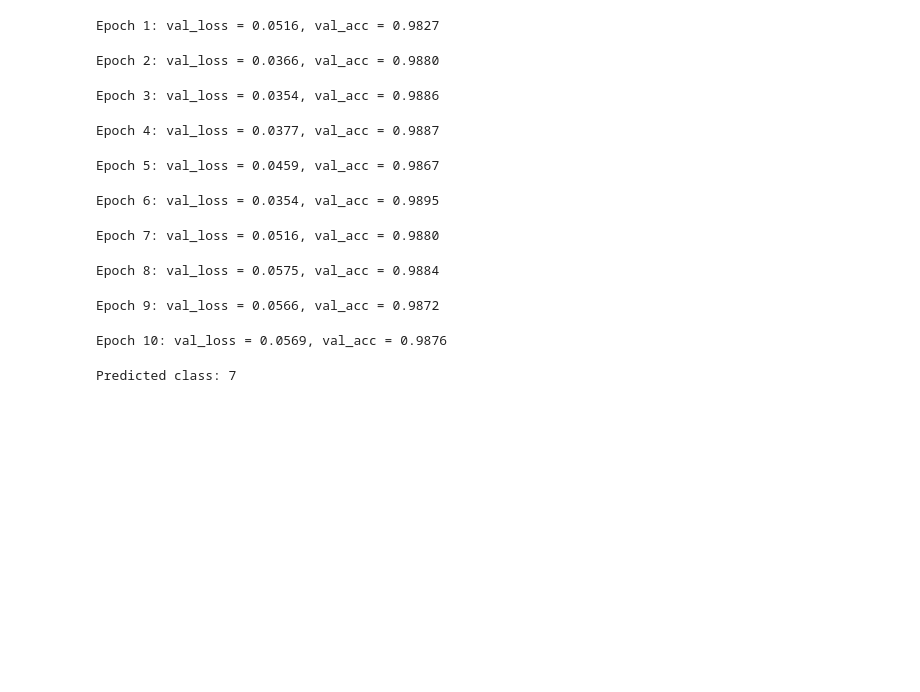
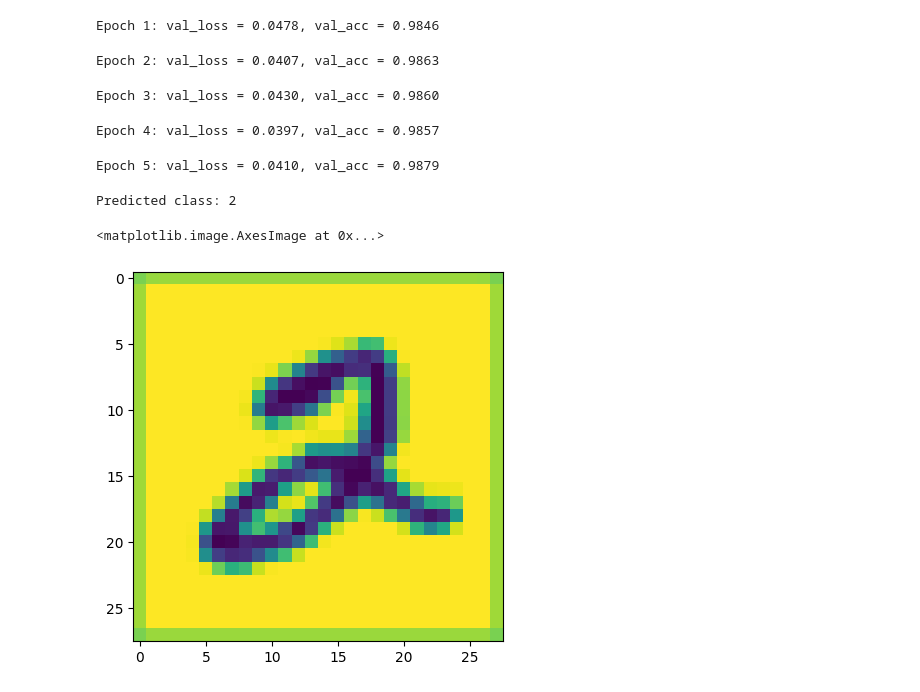
Before and after one commit to AghoraGuru/AI-ML-Playground, a Jupyter notebook: PyTorch/MNIST/CustomLayers.ipynb, the cells around one changed output. Drawn from its saved outputs; the diff is of its cells as text; code cells hidden in the pictures; blank space fills up the shorter version.

Commit message:
failed linear thingy

```diff
--- a/PyTorch/MNIST/CustomLayers.ipynb
+++ b/PyTorch/MNIST/CustomLayers.ipynb
@@ -90,9 +104,32 @@ class MyConv2d(nn.Module):
         self.dilation = dilation
         self.groups = groups
         self.bias = bias
-        self.weight = nn.Parameter(torch.Tensor(out_channels, in_channels // groups, *kernel_size))
+        self.weight = nn.Parameter(torch.Tensor(out_channels, in_channels // groups, *kernel_size)) # one might want to cache some temporary state, like last hidden state of the RNN, in the model.
+                                                                                                    # If there was no such class as Parameter, these temporaries would get registered too.
         if bias:
             self.bias = nn.Parameter(torch.Tensor(out_channels))
+        self.reset_parameters()
+
+    def reset_parameters(self):
+        #The Kaiming initialization method initializes the weights of a layer such that the variance of the outputs of that layer is equal to the variance of its inputs,
+        # which helps to ensure that the gradients of the weights do not vanish or explode during training.
+        nn.init.kaiming_uniform_(self.weight, a=math.sqrt(5))
+        if self.bias is not None: # if there is some bias
+            fan_in, _ = nn.init._calculate_fan_in_and_fan_out(self.weight)
+            bound = 1 / math.sqrt(fan_in)
+            nn.init.uniform_(self.bias, -bound, bound)
+
+    def forward(self, input):
+        return F.conv2d(input, self.weight, self.bias, self.stride, self.padding, self.dilation, self.groups)
+
+class MyLinear(nn.Module):
+    def __init__(self, in_features, out_features, bias=True):
+        super().__init__()
+        self.in_features = in_features
+        self.out_features = out_features
+        self.weight = nn.Parameter(torch.Tensor(out_features, in_features))
+        if bias:
+            self.bias = nn.Parameter(torch.Tensor(out_features))
         self.reset_parameters()
 
     def reset_parameters(self):
@@ -103,7 +140,7 @@ class MyConv2d(nn.Module):
             nn.init.uniform_(self.bias, -bound, bound)
 
     def forward(self, input):
-        return F.conv2d(input, self.weight, self.bias, self.stride, self.padding, self.dilation, self.groups)
+        return F.linear(input, self.weight, self.bias) #when tried to use input + self.bias @ self.weight , val _acc is too low .. so it is a failure
 # %%
 class ImageClassification(nn.Module):
     def __init__(self):
@@ -116,7 +153,7 @@ class ImageClassification(nn.Module):
             MyConv2d(64, 64, (3, 3)),
             MyReLU(),
             nn.Flatten(),
-            nn.Linear(64*(28-6)*(28-6), 10))
+            MyLinear(64*(28-6)*(28-6), 10))
 
     def forward(self, x):
         return self.model(x)
@@ -172,7 +209,7 @@ if __name__ == '__main__':
     train = MNIST(root='data', train=True, transform=ToTensor(), download=True)
     val_loader = DataLoader(MNIST(root='data', train=False, transform=ToTensor()), batch_size=64)
     # Loop over the number of epochs
-    for epoch in range(10):
+    for epoch in range(5):
         # Loop over the training data
         for inputs, labels in tqdm(train_loader):
             # Move the input and label tensors to the GPU
@@ -197,38 +234,40 @@ if __name__ == '__main__':
         # Print the epoch number, validation loss, and validation accuracy
         print(f'Epoch {epoch+1}: val_loss = {val_loss:.4f}, val_acc = {val_acc:.4f}')
 # %% [output]
-Epoch 1: val_loss = 0.0516, val_acc = 0.9827
+Epoch 1: val_loss = 0.0478, val_acc = 0.9846
-Epoch 2: val_loss = 0.0366, val_acc = 0.9880
+Epoch 2: val_loss = 0.0407, val_acc = 0.9863
-Epoch 3: val_loss = 0.0354, val_acc = 0.9886
+Epoch 3: val_loss = 0.0430, val_acc = 0.9860
-Epoch 4: val_loss = 0.0377, val_acc = 0.9887
+Epoch 4: val_loss = 0.0397, val_acc = 0.9857
-Epoch 5: val_loss = 0.0459, val_acc = 0.9867
+Epoch 5: val_loss = 0.0410, val_acc = 0.9879
-Epoch 6: val_loss = 0.0354, val_acc = 0.9895
-Epoch 7: val_loss = 0.0516, val_acc = 0.9880
-Epoch 8: val_loss = 0.0575, val_acc = 0.9884
-Epoch 9: val_loss = 0.0566, val_acc = 0.9872
-Epoch 10: val_loss = 0.0569, val_acc = 0.9876
 # %%
 # Save the model
 torch.save(model.state_dict(), 'model.pt')
 # %%
 from PIL import Image
 from torchvision.transforms import ToTensor
 import torch
+import matplotlib.pyplot as plt
 
 # Preprocess the image
-image = Image.open('/home/kalyan/gitrepo/AI-ML-Playground/PyTorch/MNIST/data/sample_image.png')  # Load the image
+image = Image.open('/home/kalyan/gitrepo/AI-ML-Playground/PyTorch/MNIST/data/MNIST/download.png')  # Load the image
+#chaning image channel to 1
+image = image.convert('L')
 image = image.resize((28, 28))  # Resize the image
 image = ToTensor()(image)  # Convert the image to a tensor
 image = image.unsqueeze(0)  # Add a batch dimension
 image = image.to('cuda')  # Move the image to the GPU
 
 # Forward pass
 output = model(image)
 
 # Get the predicted class
 _, pred = output.max(dim=1)
 pred = pred.item()
 
 print(f'Predicted class: {pred}')
+#plot image
+plt.imshow(image.cpu().squeeze(0).permute(1, 2, 0))
 # %% [output]
-Predicted class: 7
+Predicted class: 2
+<matplotlib.image.AxesImage at 0x...>
+[figure, added]
```
Also changed, not shown: parts of 2 cells of this notebook, 2 other files.
